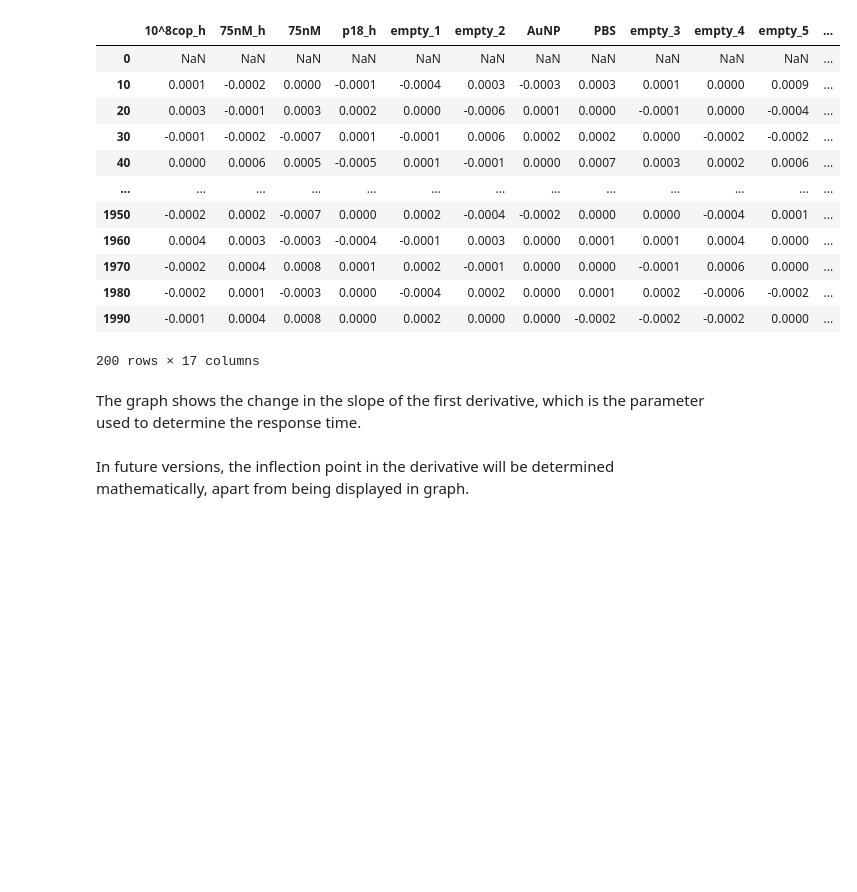
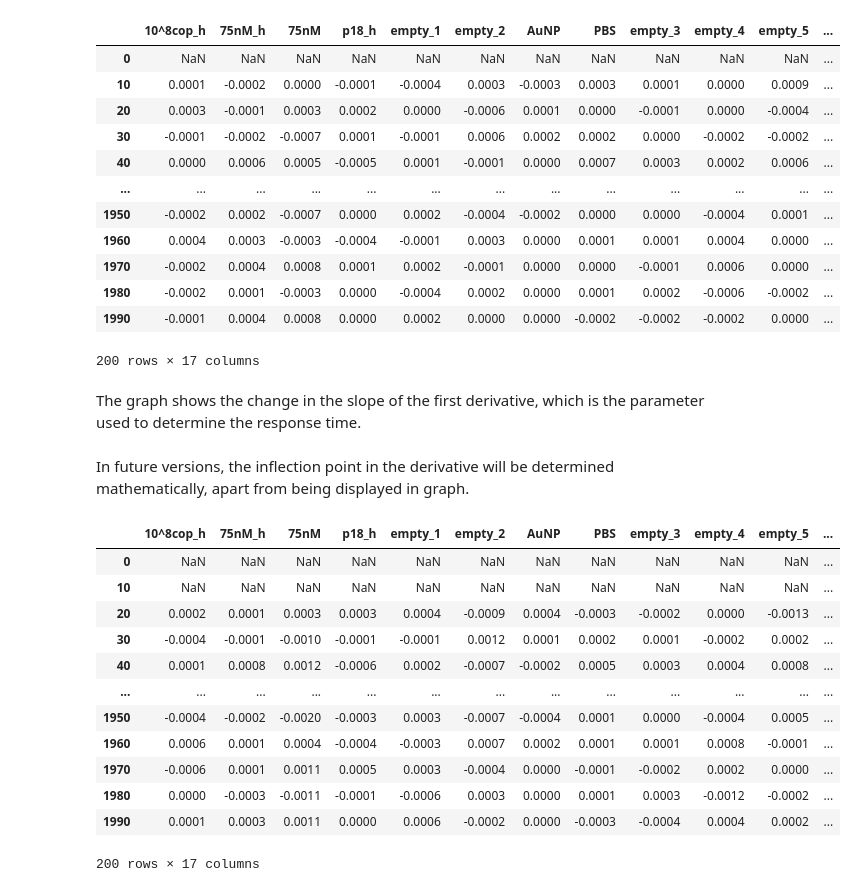
Before and after one commit to jbaciredo/optoelectronic_biosensor, a Jupyter notebook: Data_analysis.ipynb, the cells around one changed output. Saved outputs shown, nothing was run; the diff lists cells and outputs as text; code cells hidden in the pictures; blank space fills up the shorter version.

```diff
--- a/Data_analysis.ipynb
+++ b/Data_analysis.ipynb
@@ -157,0 +162,17 @@ In future versions, the inflection point in the derivative will be determined ma
+# %%
+DF = second_der(DF)
+DF
+# %% [output]
+|  | 10^8cop_h | 75nM_h | 75nM | p18_h | empty_1 | empty_2 | AuNP | PBS | empty_3 | empty_4 | empty_5 | ... |
+| 0 | NaN | NaN | NaN | NaN | NaN | NaN | NaN | NaN | NaN | NaN | NaN | ... |
+| 10 | NaN | NaN | NaN | NaN | NaN | NaN | NaN | NaN | NaN | NaN | NaN | ... |
+| 20 | 0.0002 | 0.0001 | 0.0003 | 0.0003 | 0.0004 | -0.0009 | 0.0004 | -0.0003 | -0.0002 | 0.0000 | -0.0013 | ... |
+| 30 | -0.0004 | -0.0001 | -0.0010 | -0.0001 | -0.0001 | 0.0012 | 0.0001 | 0.0002 | 0.0001 | -0.0002 | 0.0002 | ... |
+| 40 | 0.0001 | 0.0008 | 0.0012 | -0.0006 | 0.0002 | -0.0007 | -0.0002 | 0.0005 | 0.0003 | 0.0004 | 0.0008 | ... |
+| ... | ... | ... | ... | ... | ... | ... | ... | ... | ... | ... | ... | ... |
+| 1950 | -0.0004 | -0.0002 | -0.0020 | -0.0003 | 0.0003 | -0.0007 | -0.0004 | 0.0001 | 0.0000 | -0.0004 | 0.0005 | ... |
+| 1960 | 0.0006 | 0.0001 | 0.0004 | -0.0004 | -0.0003 | 0.0007 | 0.0002 | 0.0001 | 0.0001 | 0.0008 | -0.0001 | ... |
+| 1970 | -0.0006 | 0.0001 | 0.0011 | 0.0005 | 0.0003 | -0.0004 | 0.0000 | -0.0001 | -0.0002 | 0.0002 | 0.0000 | ... |
+| 1980 | 0.0000 | -0.0003 | -0.0011 | -0.0001 | -0.0006 | 0.0003 | 0.0000 | 0.0001 | 0.0003 | -0.0012 | -0.0002 | ... |
+| 1990 | 0.0001 | 0.0003 | 0.0011 | 0.0000 | 0.0006 | -0.0002 | 0.0000 | -0.0003 | -0.0004 | 0.0004 | 0.0002 | ... |
+200 rows × 17 columns
```
Also changed, not shown: parts of 7 cells of this notebook.
